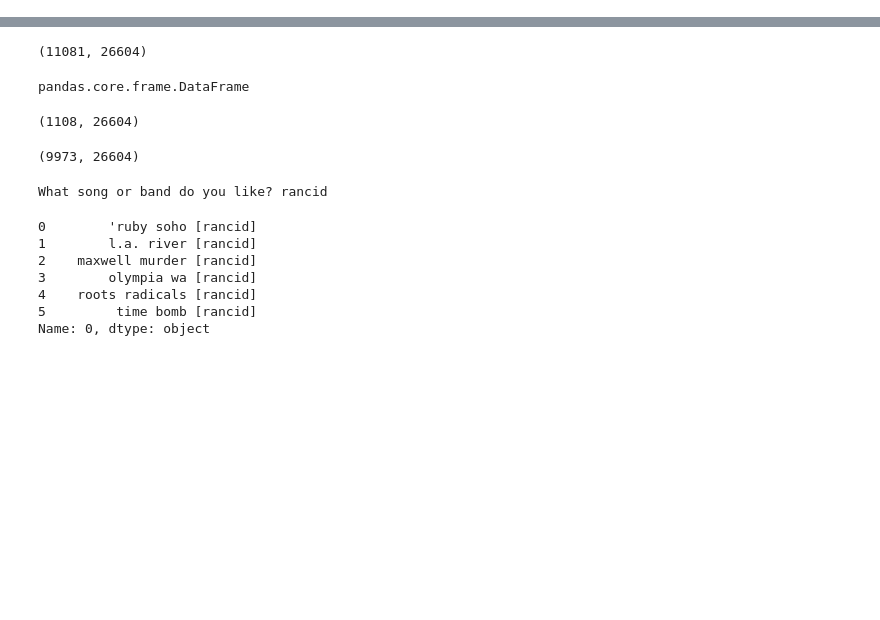
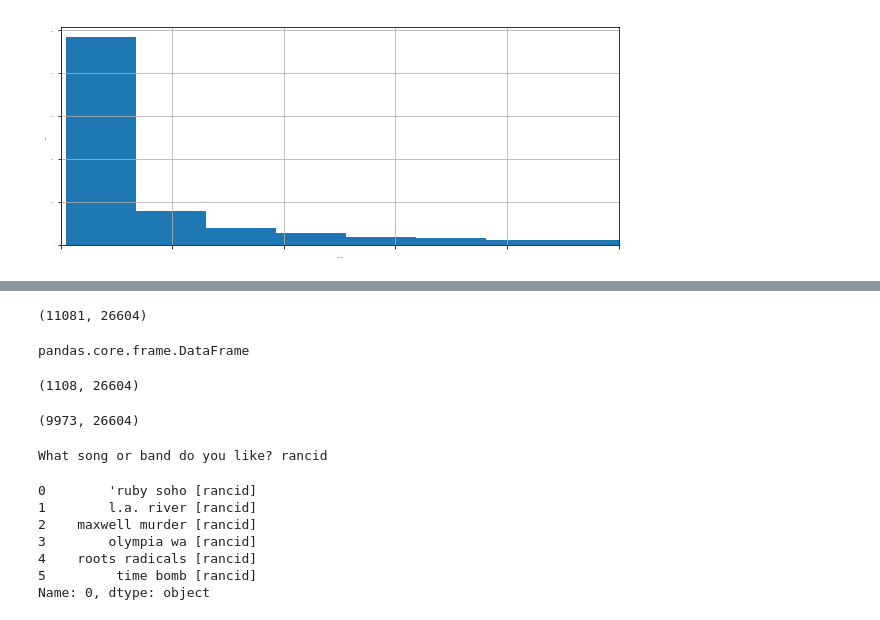
Before and after one commit to stevebachmeier/song-recommender, a Jupyter notebook: working.ipynb, the cells around one changed output, grey strips where cells are left out. Cells and saved outputs as stored; diff of their text form; code cells hidden in the pictures; blank space fills up the shorter version.

```diff
--- a/working.ipynb
+++ b/working.ipynb
@@ -138,12 +230,14 @@ plt.rcParams.update({'font.size': 40})
 # %%
-%matplotlib qt
+#%matplotlib qt
 plt.figure(figsize=(10,4))
 band_count['count'].hist(bins=1000)
 plt.xlabel('Band count')
 plt.ylabel('Quantity')
 plt.title('')
 plt.xlim(0,100)
-plt.rcParams.update({'font.size': 40})
+plt.rcParams.update({'font.size': 1})
+# %% [output]
+[figure, added]
 # %%
 #==============================================================================
 #
```
Also changed, not shown: parts of 42 cells of this notebook, 1 other file.
